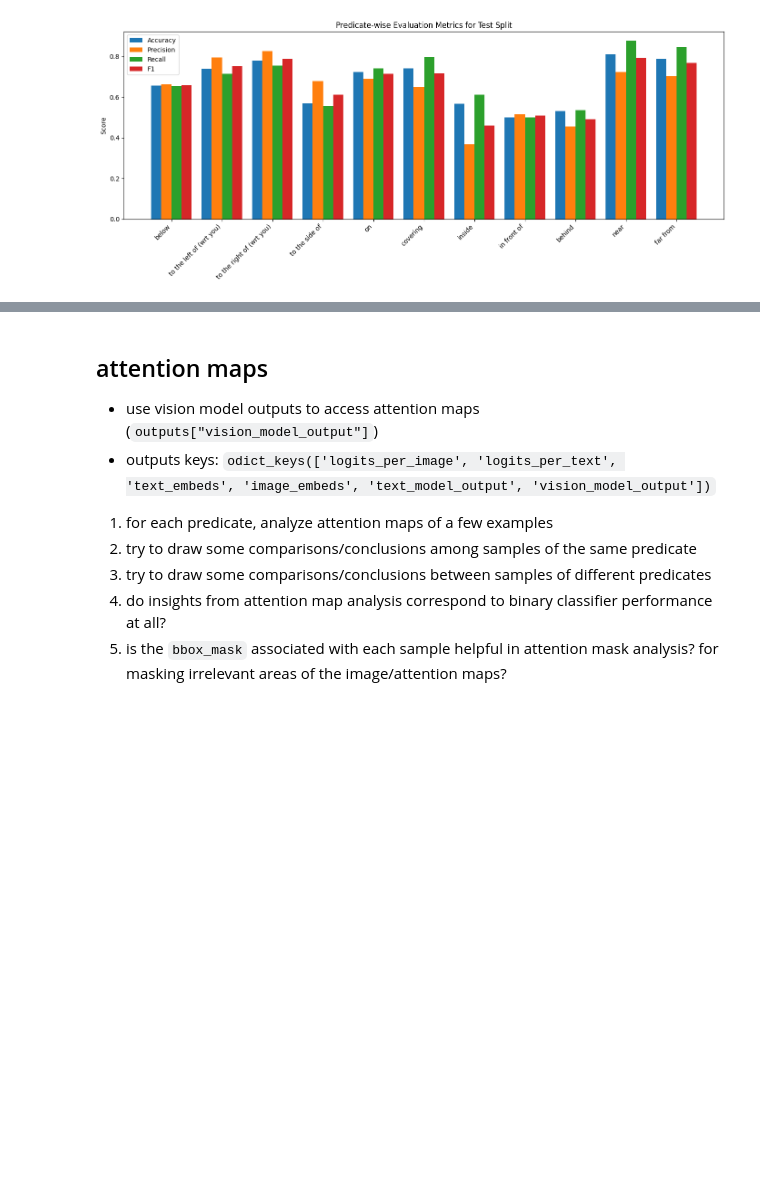
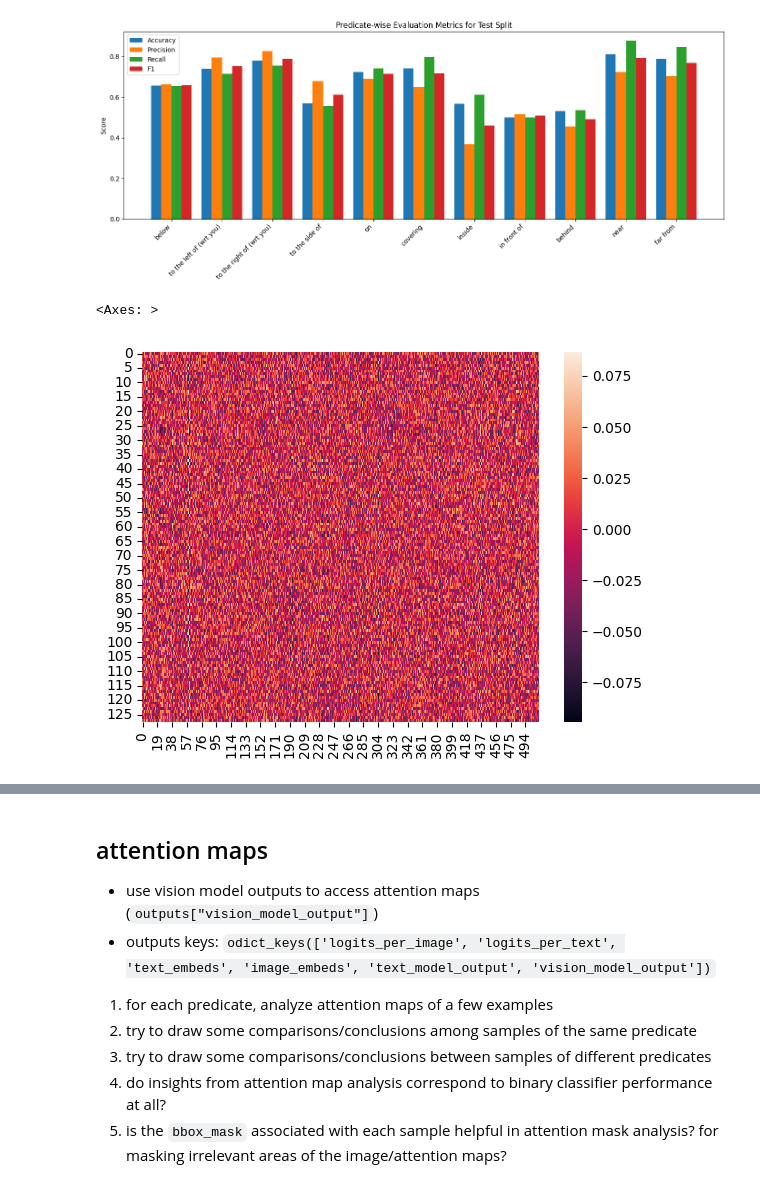
Before and after one commit to linv24/6.8300, a Jupyter notebook: project/dev.ipynb, the cells around one changed output, grey strips where cells are left out. Drawn from its saved outputs; the diff is of its cells as text; code cells hidden in the pictures; blank space fills up the shorter version.

```diff
--- a/project/dev.ipynb
+++ b/project/dev.ipynb
@@ -483,3 +483,15 @@ plot_bar_clf_metrics(allowed_predicates, "test")
 # %% [output]
 [figure]
 [figure]
+# %%
+import seaborn as sns
+import matplotlib.pyplot as plt
+
+predicate = "near"
+
+mlp_model = MLP()
+mlp_model.load_state_dict(torch.load(f"{MODEL_DIRECTORY}/mlp_{predicate}.pt"))
+sns.heatmap(mlp_model.net[0].weight.cpu().detach().numpy())
+# %% [output]
+<Axes: >
+[figure, added]
```
Also changed, not shown: parts of 6 cells of this notebook.
